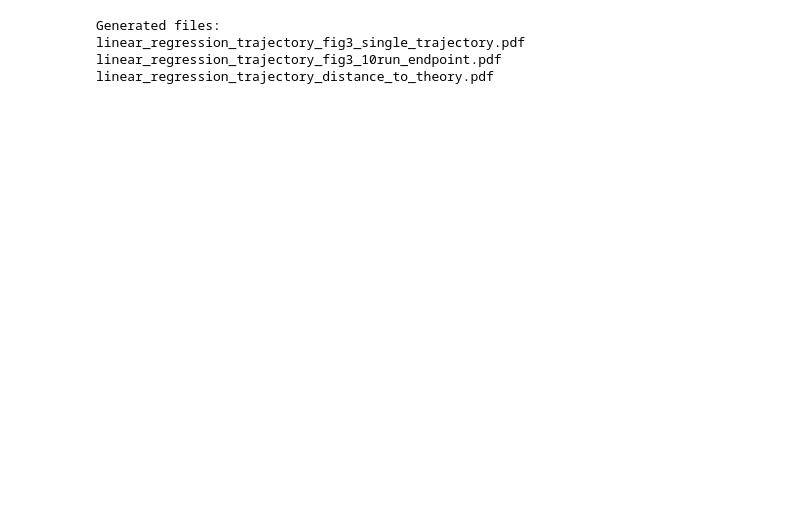
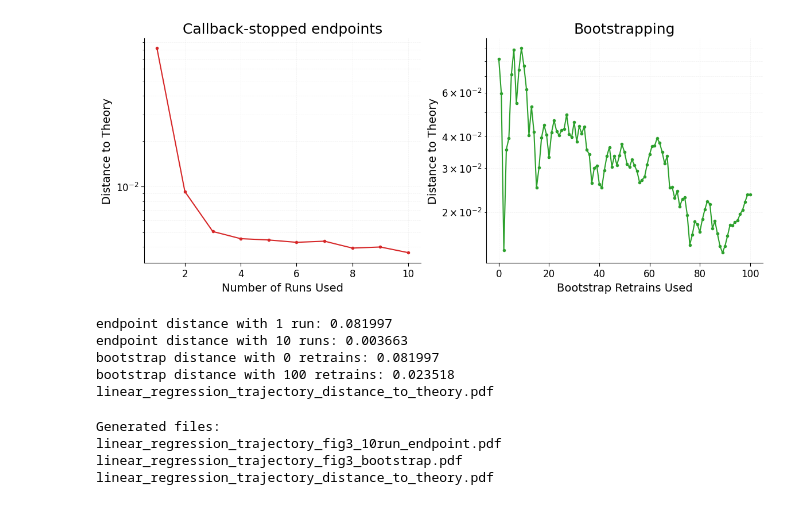
Before and after one commit to jrudoler/estimating-implicit-regularization, a Jupyter notebook: notebooks/linear-regression-trajectory.ipynb, the cells around one changed output. Saved outputs shown, nothing was run; the diff lists cells and outputs as text; code cells hidden in the pictures; blank space fills up the shorter version.

Commit message:
trajectory update

```diff
--- a/notebooks/linear-regression-trajectory.ipynb
+++ b/notebooks/linear-regression-trajectory.ipynb
@@ -471,10 +524,69 @@ linear_regression_trajectory_distance_to_theory.pdf
+# %%
+run_counts = torch.arange(1, NUM_RUNS + 1)
+run_distances = torch.empty(NUM_RUNS)
+for i, m in enumerate(run_counts.tolist()):
+    theta_m = theta_endpoints[:m]
+    target_m = endpoint_targets[:m]
+    theory_m = lambda_theory_points[:m]
+    lam_m = fit_diag_from_endpoints(theta_m, target_m, m)
+    theory_target_m = weighted_theory_diag(theta_m, theory_m)
+    run_distances[i] = relative_distance(lam_m, theory_target_m)
+
+bootstrap_counts = torch.arange(0, BOOTSTRAP_REPLICATES + 1)
+bootstrap_distances = torch.empty(len(bootstrap_counts))
+for i, b in enumerate(bootstrap_counts.tolist()):
+    points_used = b + 1
+    theta_m = theta_bootstrap[:points_used]
+    target_m = bootstrap_targets[:points_used]
+    theory_m = lambda_bootstrap_points[:points_used]
+    lam_m = fit_diag_from_endpoints(theta_m, target_m, points_used)
+    theory_target_m = weighted_theory_diag(theta_m, theory_m)
+    bootstrap_distances[i] = relative_distance(lam_m, theory_target_m)
+
+fig_dist_path = FIG_DIR / "linear_regression_trajectory_distance_to_theory.pdf"
+fig, axes = plt.subplots(1, 2, figsize=(11.6, 4.8), constrained_layout=True)
+
+plot_curve_panel(
+    axes[0],
+    run_counts.numpy(),
+    run_distances.numpy(),
+    title="Callback-stopped endpoints",
+    xlabel="Number of Runs Used",
+    color="#d62728",
+)
+
+plot_curve_panel(
+    axes[1],
+    bootstrap_counts.numpy(),
+    bootstrap_distances.numpy(),
+    title="Bootstrapping",
+    xlabel="Bootstrap Retrains Used",
+    color="#2ca02c",
+)
+
+fig.savefig(fig_dist_path, bbox_inches="tight")
+display(fig)
+plt.close(fig)
+
+print(f"endpoint distance with 1 run: {run_distances[0].item():.6f}")
+print(f"endpoint distance with {NUM_RUNS} runs: {run_distances[-1].item():.6f}")
+print(f"bootstrap distance with 0 retrains: {bootstrap_distances[0].item():.6f}")
+print(f"bootstrap distance with {BOOTSTRAP_REPLICATES} retrains: {bootstrap_distances[-1].item():.6f}")
+print(fig_dist_path.name)
+# %% [output]
+[figure, added]
+endpoint distance with 1 run: 0.081997
+endpoint distance with 10 runs: 0.003663
+bootstrap distance with 0 retrains: 0.081997
+bootstrap distance with 100 retrains: 0.023518
+linear_regression_trajectory_distance_to_theory.pdf
 # %%
 print("Generated files:")
-print(fig_single_path.name)
 print(fig_runs_path.name)
+print(fig_bootstrap_path.name)
 print(fig_dist_path.name)
 # %% [output]
 Generated files:
-linear_regression_trajectory_fig3_single_trajectory.pdf
 linear_regression_trajectory_fig3_10run_endpoint.pdf
+linear_regression_trajectory_fig3_bootstrap.pdf
 linear_regression_trajectory_distance_to_theory.pdf
```
Also changed, not shown: parts of 15 cells of this notebook, 15 other files.
